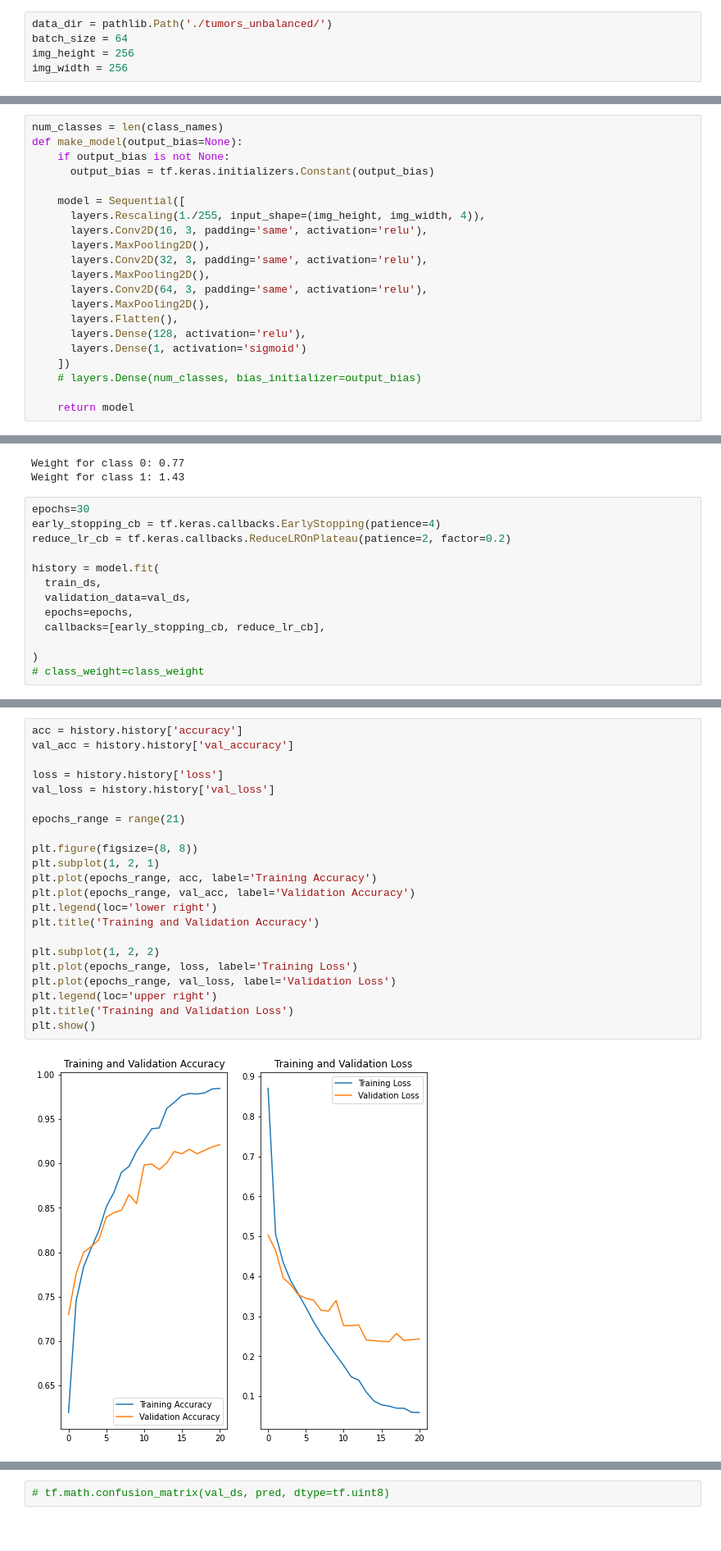
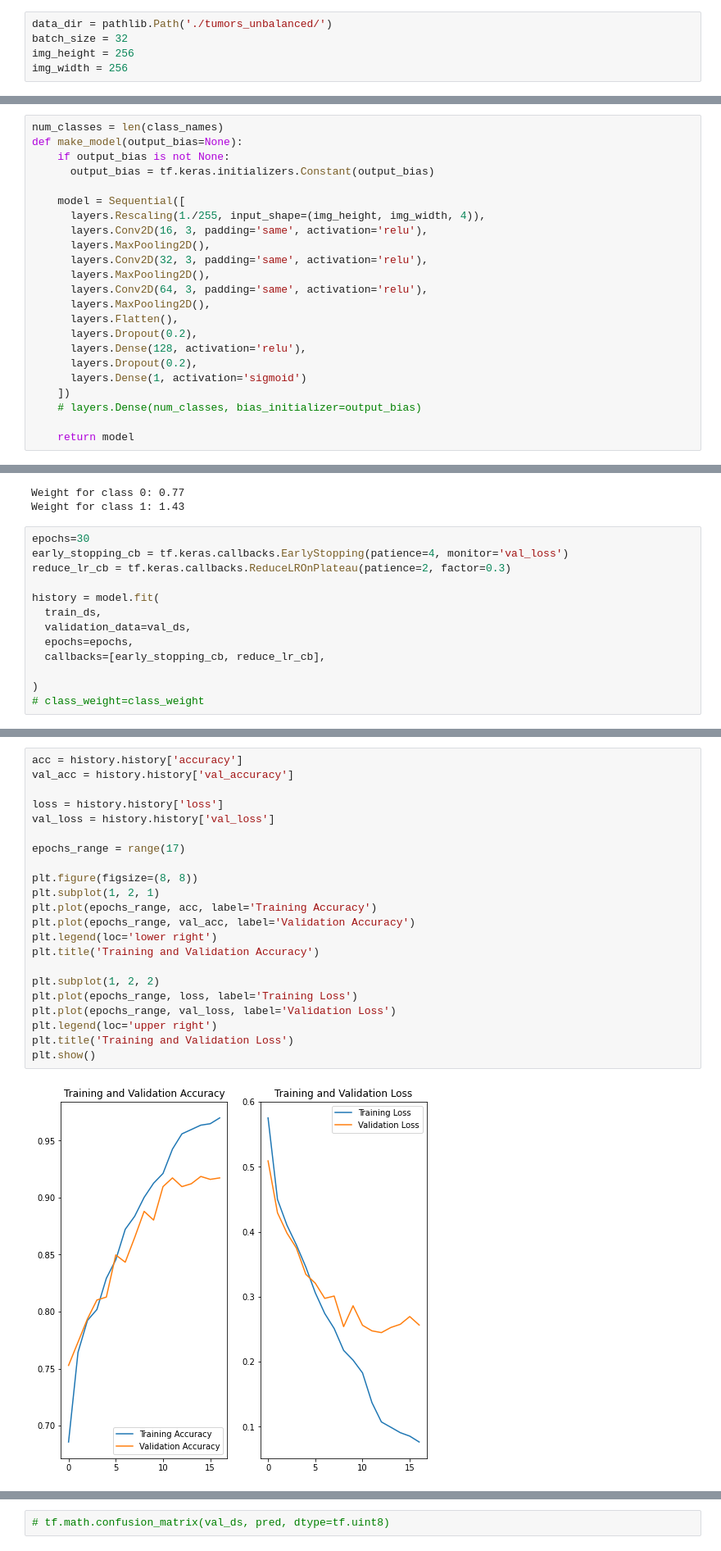
Before and after one commit to davidlamapul/tumor_detector, a Jupyter notebook: Copia2_de_ingesta_y_testeo.ipynb, the cells around one changed output, grey strips where cells are left out. Shown at 82% size. Saved outputs shown, nothing was run; the diff lists cells and outputs as text.

```diff
--- a/Copia2_de_ingesta_y_testeo.ipynb
+++ b/Copia2_de_ingesta_y_testeo.ipynb
@@ -102,7 +102,7 @@ def separate_on_directory(data, dir_name: str):
 separate_on_directory(data, 'tumors_unbalanced')
 # %%
 data_dir = pathlib.Path('./tumors_unbalanced/')
-batch_size = 64
+batch_size = 32
 img_height = 256
 img_width = 256
 # %%
@@ -221,7 +221,9 @@ def make_model(output_bias=None):
       layers.Conv2D(64, 3, padding='same', activation='relu'),
       layers.MaxPooling2D(),
       layers.Flatten(),
+      layers.Dropout(0.2),
       layers.Dense(128, activation='relu'),
+      layers.Dropout(0.2),
       layers.Dense(1, activation='sigmoid')
     ])
     # layers.Dense(num_classes, bias_initializer=output_bias)
@@ -270,8 +272,8 @@ Weight for class 0: 0.77
 Weight for class 1: 1.43
 # %%
 epochs=30
-early_stopping_cb = tf.keras.callbacks.EarlyStopping(patience=4)
-reduce_lr_cb = tf.keras.callbacks.ReduceLROnPlateau(patience=2, factor=0.2)
+early_stopping_cb = tf.keras.callbacks.EarlyStopping(patience=4, monitor='val_loss')
+reduce_lr_cb = tf.keras.callbacks.ReduceLROnPlateau(patience=2, factor=0.3)
 
 history = model.fit(
   train_ds,
@@ -306,27 +310,27 @@ pred = model.evaluate(val_ds)
 # %%
 acc = history.history['accuracy']
 val_acc = history.history['val_accuracy']
 
 loss = history.history['loss']
 val_loss = history.history['val_loss']
 
-epochs_range = range(21)
+epochs_range = range(17)
 
 plt.figure(figsize=(8, 8))
 plt.subplot(1, 2, 1)
 plt.plot(epochs_range, acc, label='Training Accuracy')
 plt.plot(epochs_range, val_acc, label='Validation Accuracy')
 plt.legend(loc='lower right')
 plt.title('Training and Validation Accuracy')
 
 plt.subplot(1, 2, 2)
 plt.plot(epochs_range, loss, label='Training Loss')
 plt.plot(epochs_range, val_loss, label='Validation Loss')
 plt.legend(loc='upper right')
 plt.title('Training and Validation Loss')
 plt.show()
 # %% [output]
-[figure, old version]
+[figure, new version]
 # %% [markdown]
 def model300():
     model = tf.keras.models.Sequential()
```
Also changed, not shown: parts of 8 cells of this notebook, 1 other file.
